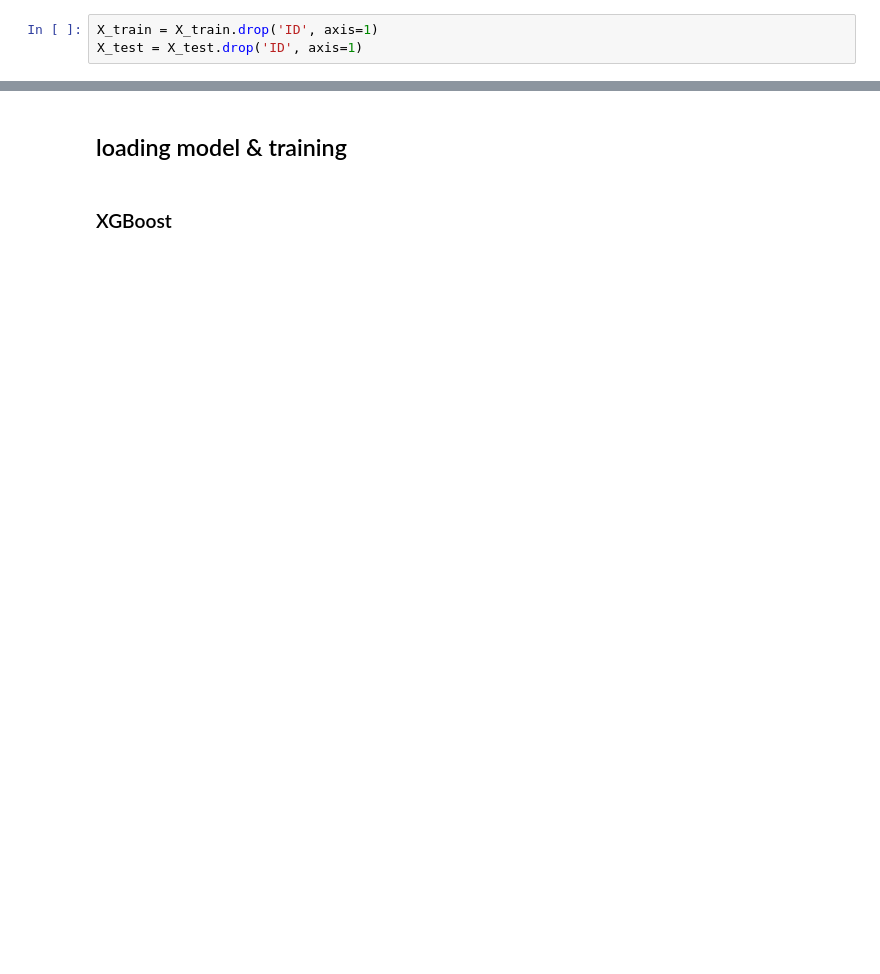
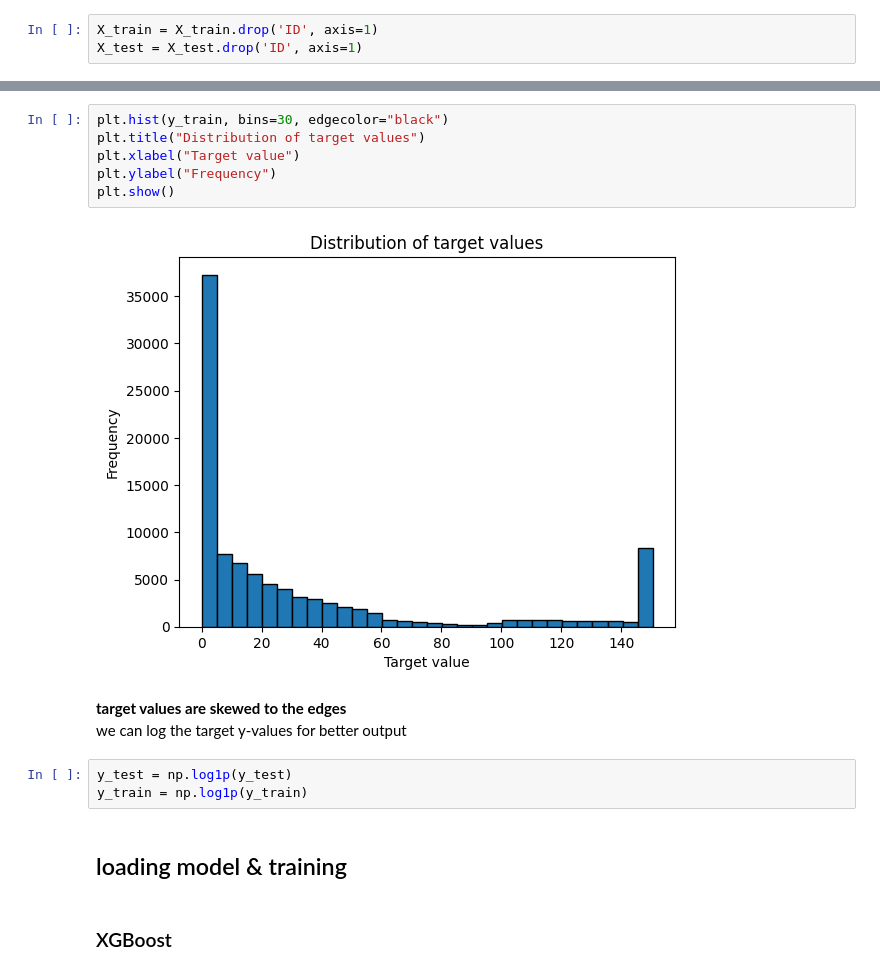
Before and after one commit to elaxolotl/flight-delay-prediction, a Jupyter notebook: notebook.ipynb, the cells around one changed output, grey strips where cells are left out. Cells and saved outputs as stored; diff of their text form; blank space fills up the shorter version.

```diff
--- a/notebook.ipynb
+++ b/notebook.ipynb
@@ -356,4 +365,18 @@ X_test.head()
 5 rows × 41 columns
+# %%
+plt.hist(y_train, bins=30, edgecolor="black")
+plt.title("Distribution of target values")
+plt.xlabel("Target value")
+plt.ylabel("Frequency")
+plt.show()
+# %% [output]
+[figure, added]
+# %% [markdown]
+**target values are skewed to the edges** \
+we can log the target y-values for better output
+# %%
+y_test = np.log1p(y_test)
+y_train = np.log1p(y_train)
 # %% [markdown]
 ## loading model & training
 # %% [markdown]
```
Also changed, not shown: parts of 16 cells of this notebook, 7 other files.
